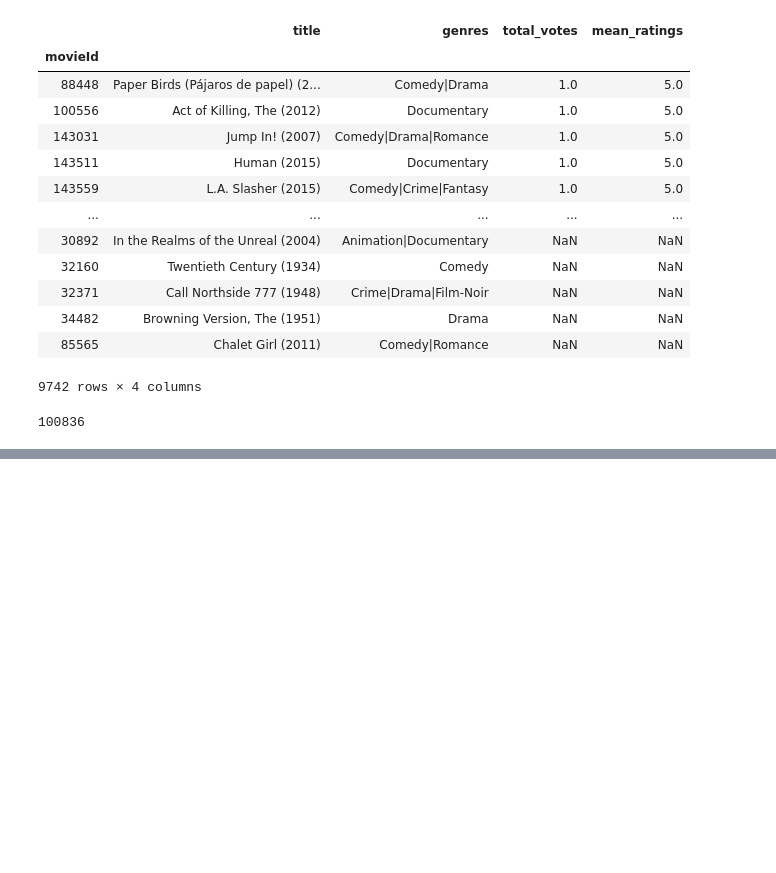
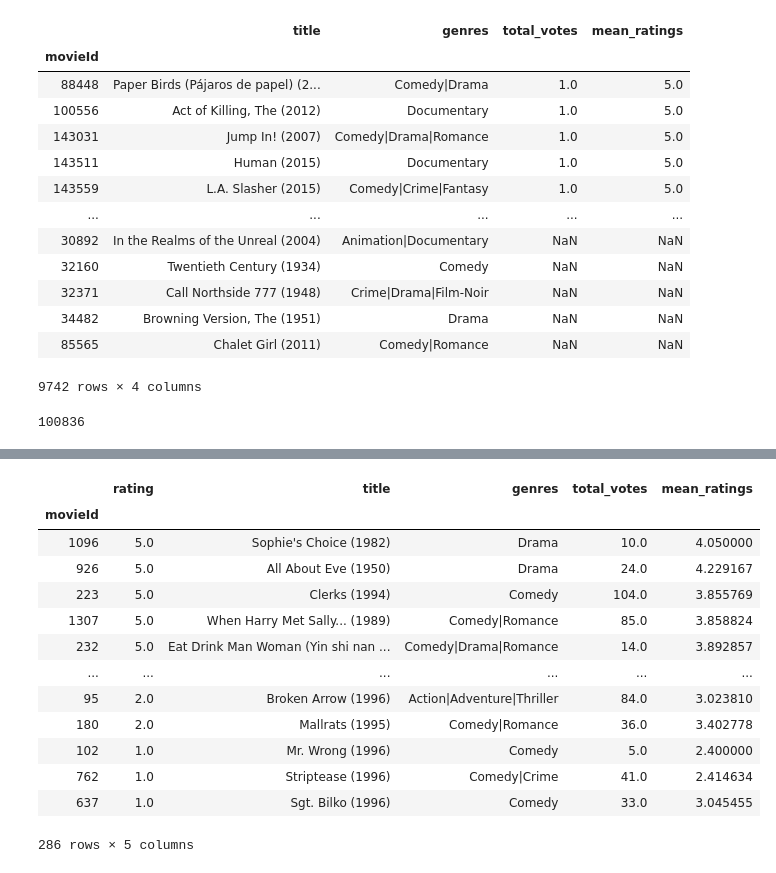
Before and after one commit to lucasrcsantana/training-ml, a Jupyter notebook: Machine Learning - Intro to system recomendations in Python.ipynb, the cells around one changed output, grey strips where cells are left out. Cells and saved outputs as stored; diff of their text form; code cells hidden in the pictures; blank space fills up the shorter version.

```diff
--- a/Machine Learning - Intro to system recomendations in Python.ipynb
+++ b/Machine Learning - Intro to system recomendations in Python.ipynb
@@ -114,0 +282,17 @@ len(ratings)
+# %%
+user_recommendation(12)
+# %% [output]
+|  | rating | title | genres | total_votes | mean_ratings |
+| movieId |  |  |  |  |  |
+| 1096 | 5.0 | Sophie's Choice (1982) | Drama | 10.0 | 4.050000 |
+| 926 | 5.0 | All About Eve (1950) | Drama | 24.0 | 4.229167 |
+| 223 | 5.0 | Clerks (1994) | Comedy | 104.0 | 3.855769 |
+| 1307 | 5.0 | When Harry Met Sally... (1989) | Comedy|Romance | 85.0 | 3.858824 |
+| 232 | 5.0 | Eat Drink Man Woman (Yin shi nan ... | Comedy|Drama|Romance | 14.0 | 3.892857 |
+| ... | ... | ... | ... | ... | ... |
+| 95 | 2.0 | Broken Arrow (1996) | Action|Adventure|Thriller | 84.0 | 3.023810 |
+| 180 | 2.0 | Mallrats (1995) | Comedy|Romance | 36.0 | 3.402778 |
+| 102 | 1.0 | Mr. Wrong (1996) | Comedy | 5.0 | 2.400000 |
+| 762 | 1.0 | Striptease (1996) | Comedy|Crime | 41.0 | 2.414634 |
+| 637 | 1.0 | Sgt. Bilko (1996) | Comedy | 33.0 | 3.045455 |
+286 rows × 5 columns
```
Also changed, not shown: parts of 22 cells of this notebook.
